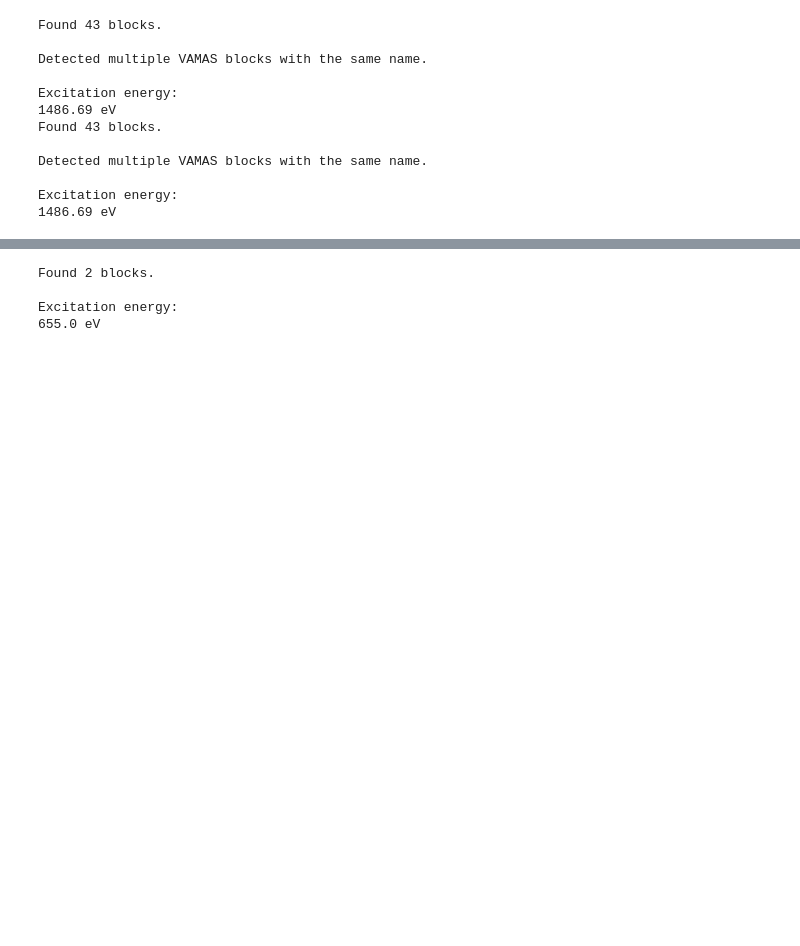
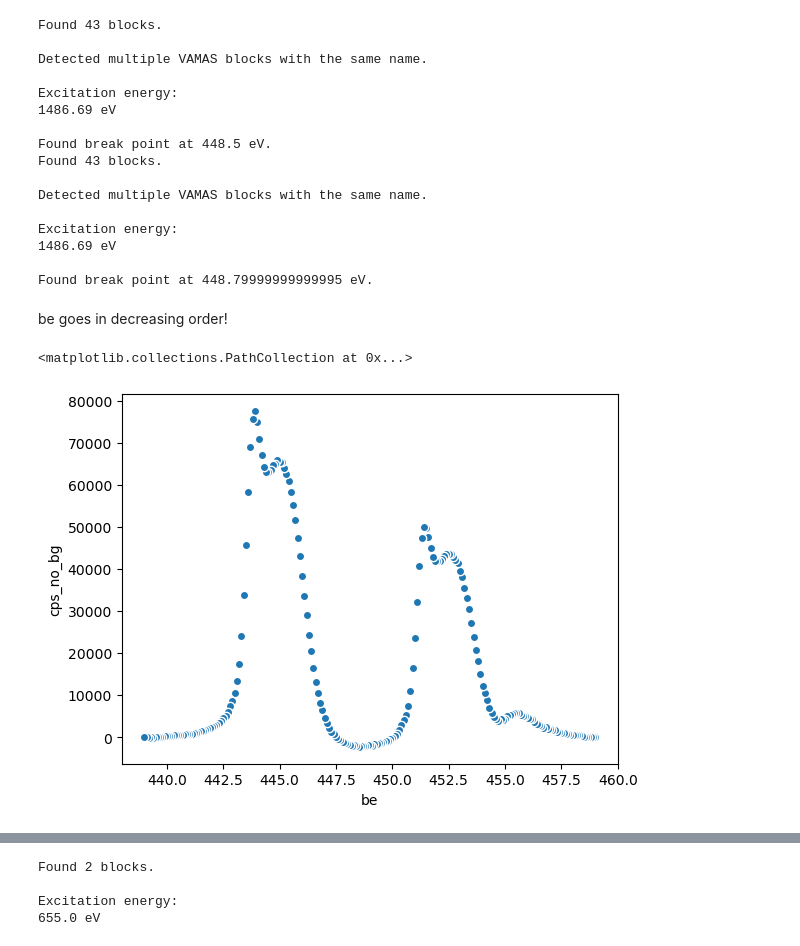
Before and after one commit to picklerixs/meitner, a Jupyter notebook: xarray_test.ipynb, the cells around one changed output, grey strips where cells are left out. Drawn from its saved outputs; the diff is of its cells as text; code cells hidden in the pictures; blank space fills up the shorter version.

```diff
--- a/xarray_test.ipynb
+++ b/xarray_test.ipynb
@@ -12,8 +12,10 @@ from vamas import Vamas
 # %%
 file = 'sh_all.vms'
 # %%
-data0 = meitner.Xps.from_vamas(path=file, region_id=6)
-data1 = meitner.Xps.from_vamas(path=file, region_id=14)
+data0 = meitner.Xps.from_vamas(path=file, region_id=6, break_point='search',
+                                    break_point_search_interval=[447,450])
+data1 = meitner.Xps.from_vamas(path=file, region_id=14, break_point='search',
+                                    break_point_search_interval=[447,450])
 xps_list = [data0,data1]
 # %% [output]
 Found 43 blocks.
@@ -22,9 +24,20 @@ Detected multiple VAMAS blocks with the same name.
 
 Excitation energy:
 1486.69 eV
+
+Found break point at 448.5 eV.
 Found 43 blocks.
 
 Detected multiple VAMAS blocks with the same name.
 
 Excitation energy:
 1486.69 eV
+
+Found break point at 448.79999999999995 eV.
+# %% [markdown]
+be goes in decreasing order!
+# %%
+data0.ds.plot.scatter(x='be',y='cps_no_bg')
+# %% [output]
+<matplotlib.collections.PathCollection at 0x...>
+[figure, added]
```
Also changed, not shown: parts of 7 cells of this notebook, 1 other file.
